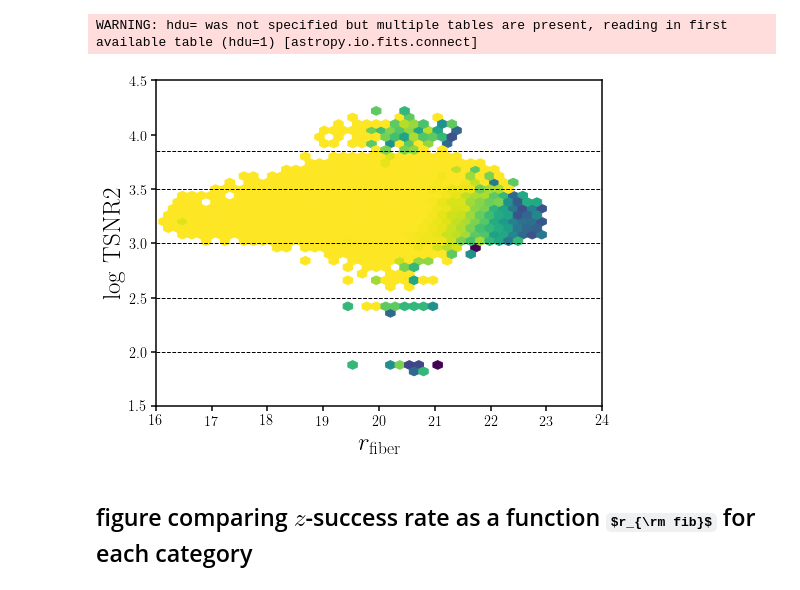
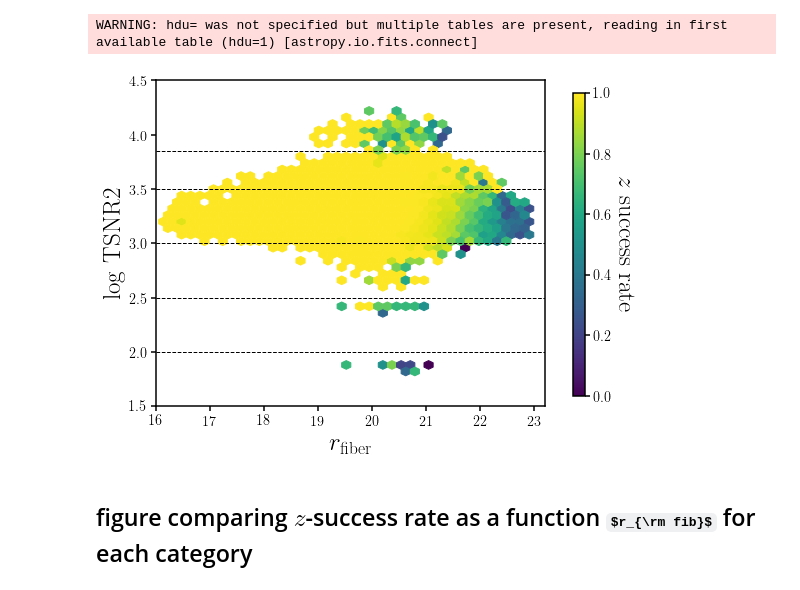
Before and after one commit to changhoonhahn/gapos, a Jupyter notebook: papers/edr/nb/zfail_rate.ipynb, the cells around one changed output. Saved outputs shown, nothing was run; the diff lists cells and outputs as text; code cells hidden in the pictures; some formulas as TeX source.

Commit message:
z-failure plot updated with color bar

```diff
--- a/papers/edr/nb/zfail_rate.ipynb
+++ b/papers/edr/nb/zfail_rate.ipynb
@@ -28,20 +28,25 @@ WARNING: hdu= was not specified but multiple tables are present, reading in firs
 # %%
 fig = plt.figure(figsize=(8,6))
 sub = fig.add_subplot(111)
-sub.hexbin(bgs['rfib'] , np.log10(bgs['TSNR2_BGS']), C=bgs['zsuccess'], reduce_C_function=np.mean,
+hb = sub.hexbin(bgs['rfib'] , np.log10(bgs['TSNR2_BGS']), C=bgs['zsuccess'], reduce_C_function=np.mean,
            gridsize=50, vmin=0.0, vmax=1, mincnt=2)
 sub.plot([16, 24], [2.0, 2.0], c='k', lw=1, ls='--')
 sub.plot([16, 24], [2.5, 2.5], c='k', lw=1, ls='--')
 sub.plot([16, 24], [3.0, 3.0], c='k', lw=1, ls='--')
 sub.plot([16, 24], [3.5, 3.5], c='k', lw=1, ls='--')
 sub.plot([16, 24], [3.85, 3.85], c='k', lw=1, ls='--')
 sub.set_xlabel(r'$r_{\rm fiber}$', fontsize=25)
-sub.set_xlim(16, 24)
+sub.set_xlim(16, 23.2)
 sub.set_ylabel(r'$\log$ TSNR2', fontsize=25)
 sub.set_ylim(1.5, 4.5)
+fig.subplots_adjust(wspace=0.1, right=0.8)
+
+cbar_ax = fig.add_axes([0.85, 0.15, 0.02, 0.7])
+cbar = fig.colorbar(hb, cax=cbar_ax)
+cbar.ax.set_ylabel(r'$z$ success rate', labelpad=25, fontsize=25, rotation=270)
 fig.savefig('../figs/bgs_bright_rfib_tsnr2.pdf', bbox_inches='tight')
 # %% [output]
-[figure, old version]
+[figure, new version]
 # %% [markdown]
 ## figure comparing $z$-success rate as a function $r_{\rm fib}$ for each category
 # %%
```
Also changed, not shown: 1 other file.
